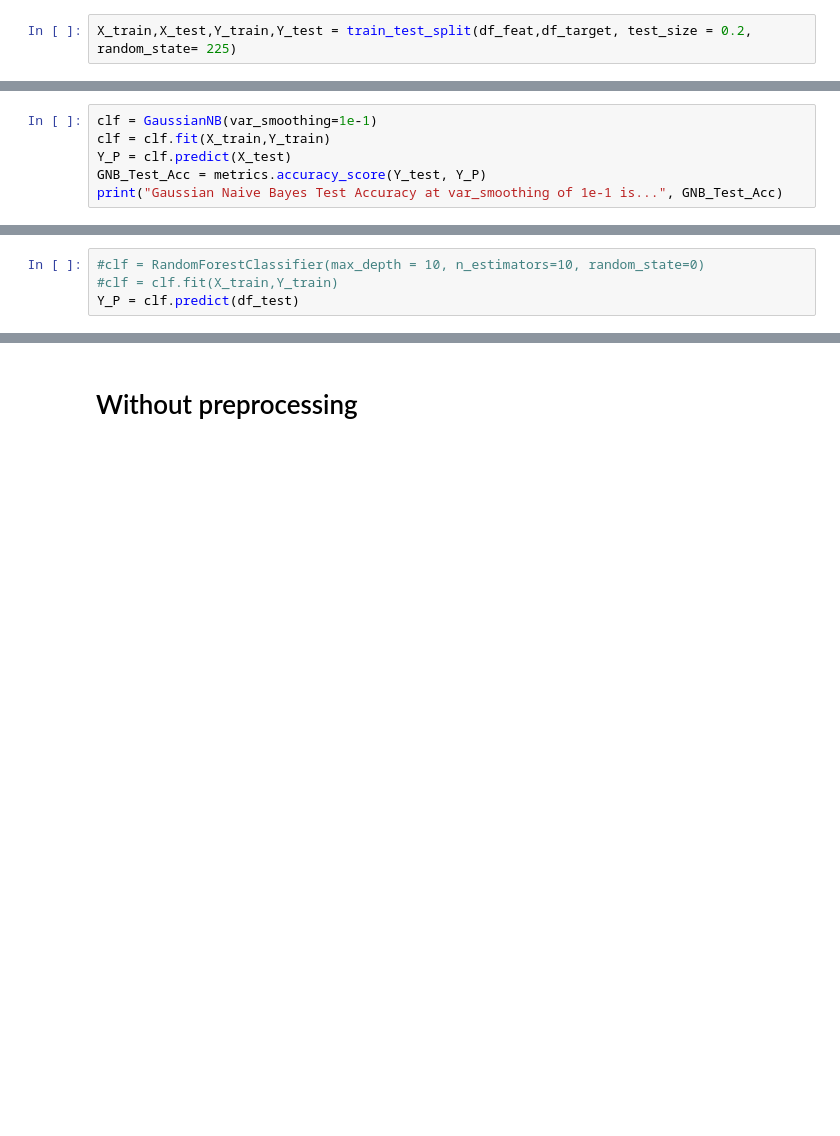
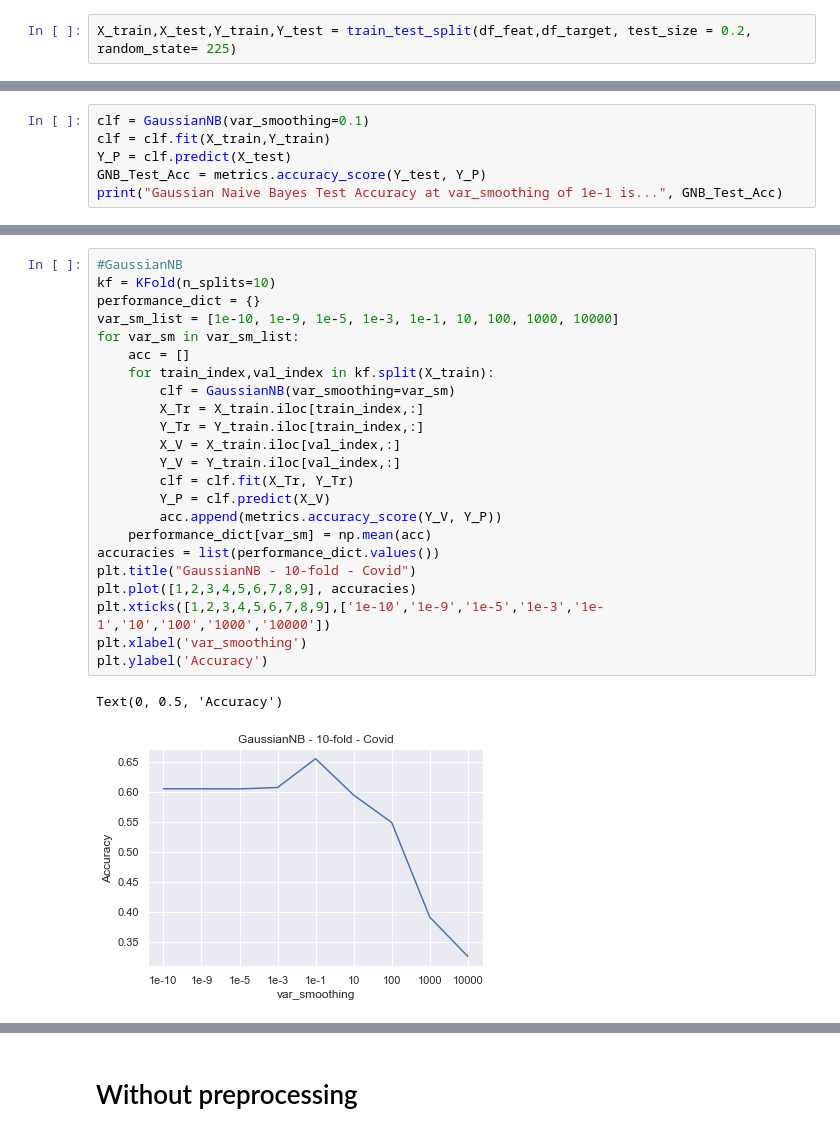
Before and after one commit to sangar-si/ECE657A, a Jupyter notebook: Assignment 2/ECE657A_Assignment2_Covid_Dataset NB2.ipynb, the cells around one changed output, grey strips where cells are left out. Saved outputs shown, nothing was run; the diff lists cells and outputs as text; blank space fills up the shorter version.

```diff
--- a/Assignment 2/ECE657A_Assignment2_Covid_Dataset NB2.ipynb
+++ b/Assignment 2/ECE657A_Assignment2_Covid_Dataset NB2.ipynb
@@ -328,5 +308,5 @@ Text(0, 0.5, 'Accuracy')
 # %%
-clf = GaussianNB(var_smoothing=1e-1)
+clf = GaussianNB(var_smoothing=0.1)
 clf = clf.fit(X_train,Y_train)
 Y_P = clf.predict(X_test)
 GNB_Test_Acc = metrics.accuracy_score(Y_test, Y_P)
@@ -370,4 +315,0 @@ len(df_test)
-# %%
-#clf = RandomForestClassifier(max_depth = 10, n_estimators=10, random_state=0)
-#clf = clf.fit(X_train,Y_train)
-Y_P = clf.predict(df_test)
@@ -380,0 +340,26 @@ pred.to_csv("pred.csv",index=False)
+# %%
+#GaussianNB
+kf = KFold(n_splits=10)
+performance_dict = {}
+var_sm_list = [1e-10, 1e-9, 1e-5, 1e-3, 1e-1, 10, 100, 1000, 10000]
+for var_sm in var_sm_list:
+    acc = []
+    for train_index,val_index in kf.split(X_train):
+        clf = GaussianNB(var_smoothing=var_sm)
+        X_Tr = X_train.iloc[train_index,:]
+        Y_Tr = Y_train.iloc[train_index,:]
+        X_V = X_train.iloc[val_index,:]
+        Y_V = Y_train.iloc[val_index,:]
+        clf = clf.fit(X_Tr, Y_Tr)
+        Y_P = clf.predict(X_V)
+        acc.append(metrics.accuracy_score(Y_V, Y_P))
+    performance_dict[var_sm] = np.mean(acc)
+accuracies = list(performance_dict.values())
+plt.title("GaussianNB - 10-fold - Covid")
+plt.plot([1,2,3,4,5,6,7,8,9], accuracies)
+plt.xticks([1,2,3,4,5,6,7,8,9],['1e-10','1e-9','1e-5','1e-3','1e-1','10','100','1000','10000'])
+plt.xlabel('var_smoothing')
+plt.ylabel('Accuracy')
+# %% [output]
+Text(0, 0.5, 'Accuracy')
+[figure, added]
```
Also changed, not shown: parts of 23 cells of this notebook, 4 other files.
